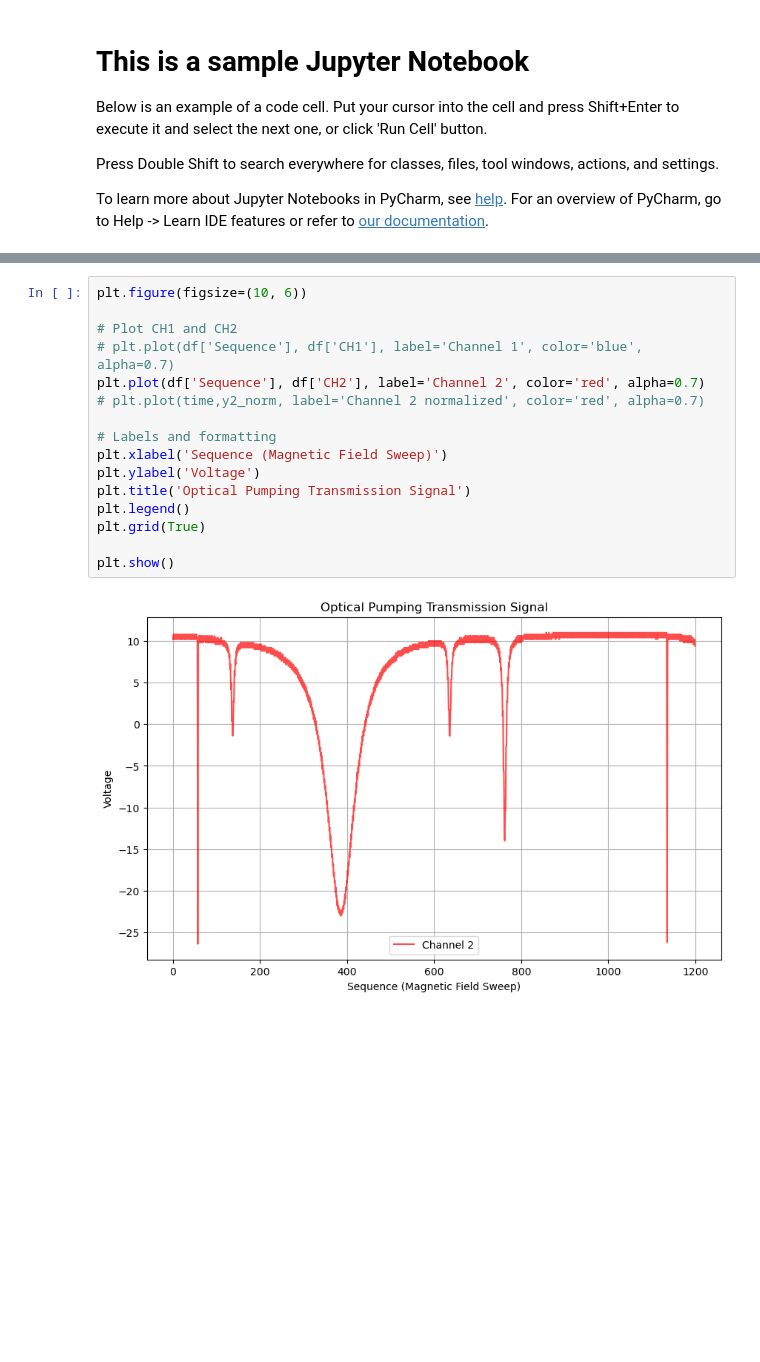
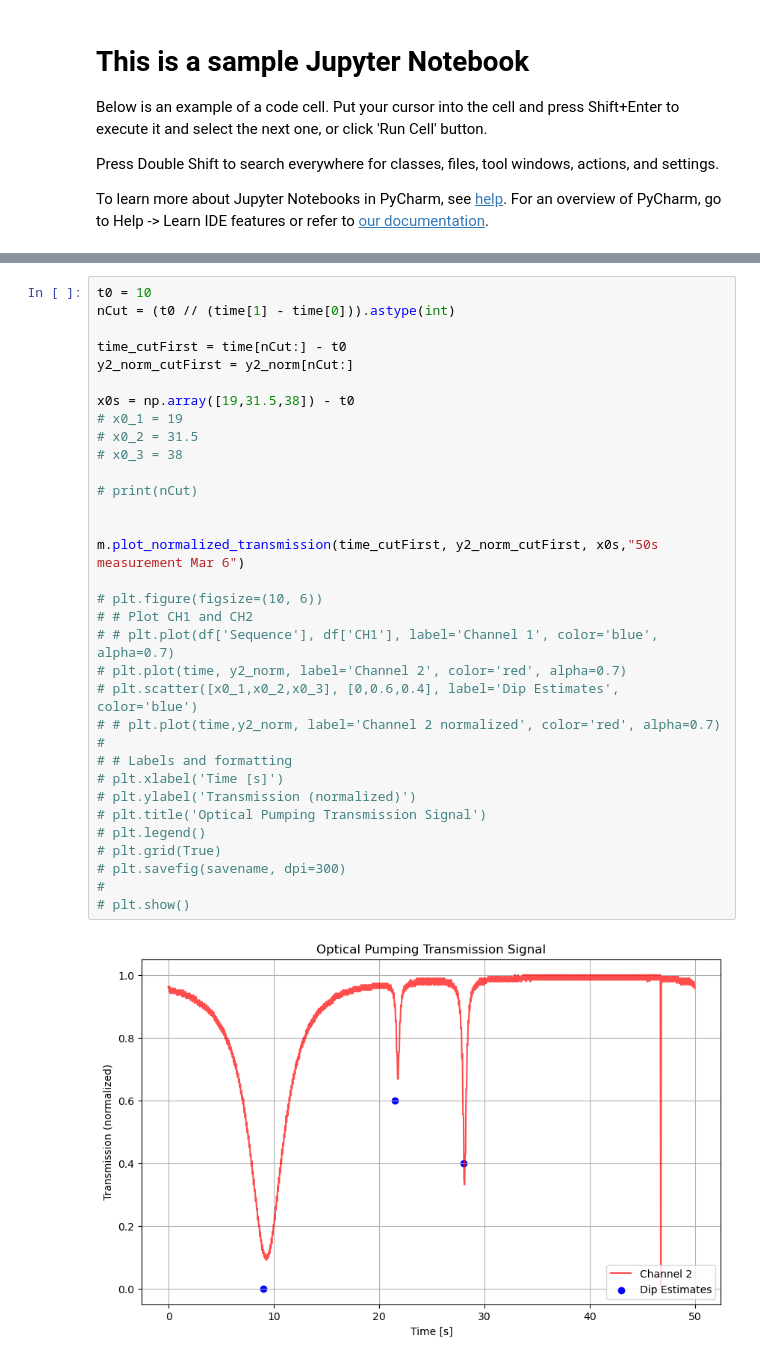
Before and after one commit to MarkZhit/PHYS409-Optical_Pumping, a Jupyter notebook: sample.ipynb, the cells around one changed output, grey strips where cells are left out. Cells and saved outputs as stored; diff of their text form; blank space fills up the shorter version.

```diff
--- a/sample.ipynb
+++ b/sample.ipynb
@@ -34,21 +65,38 @@ y2_norm = y2_norm / max(y2_norm)
 # %%
-plt.figure(figsize=(10, 6))
+t0 = 10
+nCut = (t0 // (time[1] - time[0])).astype(int)
 
-# Plot CH1 and CH2
-# plt.plot(df['Sequence'], df['CH1'], label='Channel 1', color='blue', alpha=0.7)
-plt.plot(df['Sequence'], df['CH2'], label='Channel 2', color='red', alpha=0.7)
-# plt.plot(time,y2_norm, label='Channel 2 normalized', color='red', alpha=0.7)
+time_cutFirst = time[nCut:] - t0
+y2_norm_cutFirst = y2_norm[nCut:]
 
-# Labels and formatting
-plt.xlabel('Sequence (Magnetic Field Sweep)')
-plt.ylabel('Voltage')
-plt.title('Optical Pumping Transmission Signal')
-plt.legend()
-plt.grid(True)
+x0s = np.array([19,31.5,38]) - t0
+# x0_1 = 19
+# x0_2 = 31.5
+# x0_3 = 38
 
-plt.show()
+# print(nCut)
+
+
+m.plot_normalized_transmission(time_cutFirst, y2_norm_cutFirst, x0s,"50s measurement Mar 6")
+
+# plt.figure(figsize=(10, 6))
+# # Plot CH1 and CH2
+# # plt.plot(df['Sequence'], df['CH1'], label='Channel 1', color='blue', alpha=0.7)
+# plt.plot(time, y2_norm, label='Channel 2', color='red', alpha=0.7)
+# plt.scatter([x0_1,x0_2,x0_3], [0,0.6,0.4], label='Dip Estimates', color='blue')
+# # plt.plot(time,y2_norm, label='Channel 2 normalized', color='red', alpha=0.7)
+#
+# # Labels and formatting
+# plt.xlabel('Time [s]')
+# plt.ylabel('Transmission (normalized)')
+# plt.title('Optical Pumping Transmission Signal')
+# plt.legend()
+# plt.grid(True)
+# plt.savefig(savename, dpi=300)
+#
+# plt.show()
 # %% [output]
-[figure, old version]
+[figure, new version]
 # %%
 #    (A, h1, g1, x0_1, h2, g2, x0_2,  h3, g3, x0_3):
 variables = ["A", "h1", "g1", "x0_1", "h2", "g2", "x0_2",  "h3", "g3", "x0_3"]
```
Also changed, not shown: parts of 6 cells of this notebook, 3 other files.
